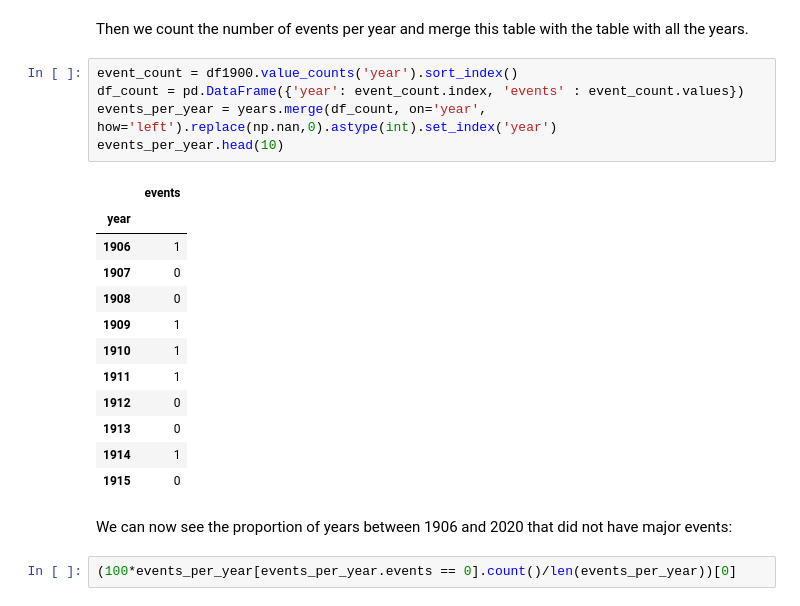
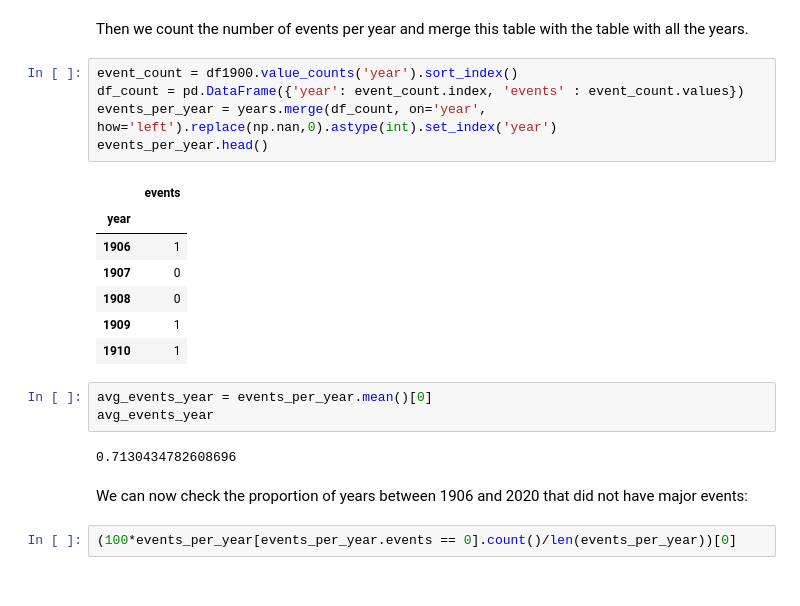
Before and after one commit to fabiomnsantos/chile-earthquakes, a Jupyter notebook: chile-major-earthquakes.ipynb, the cells around one changed output. Saved outputs shown, nothing was run; the diff lists cells and outputs as text.

```diff
--- a/chile-major-earthquakes.ipynb
+++ b/chile-major-earthquakes.ipynb
@@ -208,23 +209,23 @@ Then we count the number of events per year and merge this table with the table
 # %%
 event_count = df1900.value_counts('year').sort_index()
 df_count = pd.DataFrame({'year': event_count.index, 'events' : event_count.values})
 events_per_year = years.merge(df_count, on='year', how='left').replace(np.nan,0).astype(int).set_index('year')
-events_per_year.head(10)
+events_per_year.head()
 # %% [output]
 |  | events |
 | year |  |
 | 1906 | 1 |
 | 1907 | 0 |
 | 1908 | 0 |
 | 1909 | 1 |
 | 1910 | 1 |
-| 1911 | 1 |
-| 1912 | 0 |
-| 1913 | 0 |
-| 1914 | 1 |
-| 1915 | 0 |
+# %%
+avg_events_year = events_per_year.mean()[0]
+avg_events_year
+# %% [output]
+0.7130434782608696
 # %% [markdown]
-We can now see the proportion of years between 1906 and 2020 that did not have major events:
+We can now check the proportion of years between 1906 and 2020 that did not have major events:
 # %%
 (100*events_per_year[events_per_year.events == 0].count()/len(events_per_year))[0]
 # %% [output]
```
Also changed, not shown: parts of 40 cells of this notebook, 2 other files.
